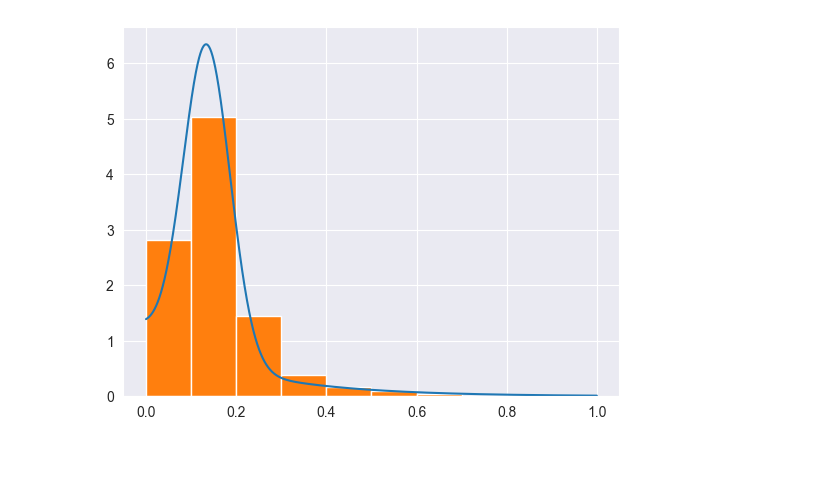
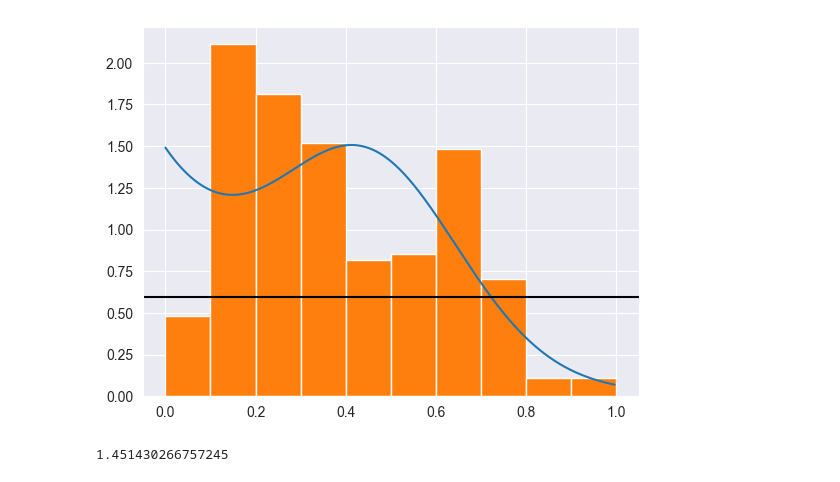
Before and after one commit to hodge-py/Outlier-Detection, a Jupyter notebook: gaussian-exponential-mixture-master/MixedModel2.ipynb, the cells around one changed output. Drawn from its saved outputs; the diff is of its cells as text; code cells hidden in the pictures.

```diff
--- a/gaussian-exponential-mixture-master/MixedModel2.ipynb
+++ b/gaussian-exponential-mixture-master/MixedModel2.ipynb
@@ -5,10 +5,10 @@ from scipy.stats import norm, expon
 from scipy.io import arff
 import pandas as pd
 from sklearn.preprocessing import LabelEncoder
-from scipy.integrate import trapezoid
+from scipy.integrate import trapezoid, cumulative_trapezoid, cumulative_simpson
 from sklearn.neighbors import NearestNeighbors
 
-arff_file = arff.loadarff('../real/SpamBase_withoutdupl_norm_40.arff')
+arff_file = arff.loadarff('../real/HeartDisease_withoutdupl_norm_44.arff')
 #arff_file = arff.loadarff('./clusters/real-world/iris.arff')
 df4 = pd.DataFrame(arff_file[0])
 
@@ -47,10 +47,10 @@ from gaussian_exponential_mixture import GaussianExponentialMixture
 #exponential_data = np.random.exponential(scale=beta, size=500)
 #gaussian_data = np.random.normal(loc=mu, scale=sigma, size=500)
 #mixed_data = np.append(exponential_data, gaussian_data)
-knn, distReturn = main(X, y, 20)
+knn, distReturn = main(X, y, 12)
 distReturn = np.array(distReturn)
 arr = generateArr(distReturn, median="medMax")
 arr = (arr - np.min(arr)) / (np.max(arr) - np.min(arr))
-
+print(arr)
 mix = GaussianExponentialMixture(arr)
 mix.fit()
@@ -57,10 +75,13 @@ mix.fit()
 # %%
 from matplotlib import pyplot as plt
 x = np.arange(1, step=1/arr.size)
 plt.plot(x, mix.pdf(x))
 plt.hist(arr, density=True, bins=10)
+plt.axhline(y=np.percentile(mix.pdf(arr), 5), color='k')
 plt.show()
+print(mix.pdf(.34))
 # %% [output]
-[figure, old version]
+[figure, new version]
+1.451430266757245
 # %%
 print(mix.pdf(x))
```
Also changed, not shown: parts of 4 cells of this notebook, 1 other file.
